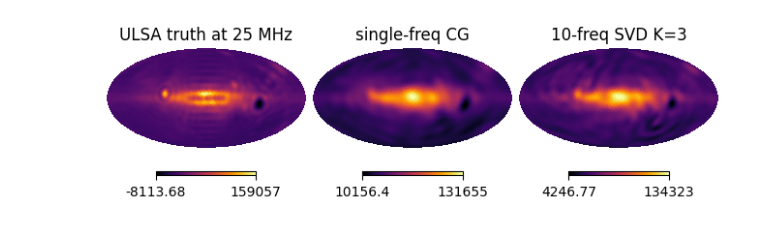
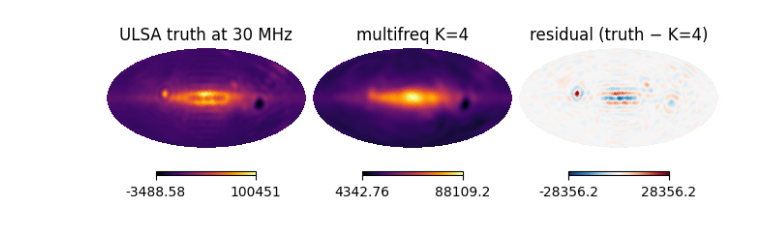
Before and after one commit to lusee-night/luseepy, a Jupyter notebook: notebooks/mapmaker_svd_multifreq_demo.ipynb, the cells around one changed output. Drawn from its saved outputs; the diff is of its cells as text; code cells hidden in the pictures.

```diff
--- a/notebooks/mapmaker_svd_multifreq_demo.ipynb
+++ b/notebooks/mapmaker_svd_multifreq_demo.ipynb
@@ -64,0 +147,7 @@ singular value ratios: sigma_2/sigma_0 = 2.810e-02,  sigma_3/sigma_0 = 3.278e-03
+# %%
+t0 = time.time()
+beta = mm.solve_svd_multifreq(sim_mf, data, sky_mf, sigma, F,
+                               signal_prior=S_inv_beta, lmax=LMAX,
+                               maxiter=800, tol=1e-10)
+rec_mf = np.asarray(jnp.asarray(F) @ beta)
+print(f"multifreq freq-basis solve: {time.time()-t0:.1f}s, β shape = {beta.shape}")
@@ -101,17 +229,0 @@ the foreground to pool information across frequencies.
-# %%
-print(f"{'MHz':>6} {'full CG':>10} {'SVD K=3':>10} {'delta':>8}")
-for fi, f in enumerate(FREQS):
-    r_f = mr(rho(truth[fi], alm_full[fi]), 1, 20)
-    r_s = mr(rho(truth[fi], alm_svd[fi]), 1, 20)
-    print(f"{f:>6.1f} {r_f:>10.4f} {r_s:>10.4f} {r_s-r_f:>+8.4f}")
-
-fig, ax = plt.subplots(figsize=(9, 5))
-for fi, f in enumerate(FREQS):
-    r = rho(truth[fi], alm_svd[fi])
-    ax.plot(np.arange(LMAX+1)[1:], r[1:LMAX+1], lw=1.5,
-            color=plt.cm.viridis(fi/(len(FREQS)-1)), label=f"{f:.0f} MHz")
-ax.axhline(1, color='k', lw=0.5, ls=':')
-ax.set_xlabel(r"$\ell$"); ax.set_ylabel(r"$\rho_\ell$")
-ax.set_title("SVD K=3: per-frequency reconstruction")
-ax.legend(ncol=2, fontsize=8, loc='lower left'); ax.set_ylim(0, 1.05)
-plt.tight_layout()
@@ -158,11 +230,11 @@ where SVD K=4 actually beats single-freq CG.
 # %%
-true_alm_ref = truth[ref_fi]
-true_map = hp.alm2map(np.asarray(true_alm_ref), 32)
-sf_map   = hp.alm2map(np.asarray(alm_sf), 32)
-svd_map  = hp.alm2map(np.asarray(alm_svd[ref_fi]), 32)
-
-hp.mollview(true_map, title=f"ULSA truth at {FREQS[ref_fi]:.0f} MHz", cmap="inferno", sub=(1,3,1))
-hp.mollview(sf_map,   title=f"single-freq CG",                        cmap="inferno", sub=(1,3,2))
-hp.mollview(svd_map,  title=f"10-freq SVD K=3",                       cmap="inferno", sub=(1,3,3))
+true_map  = hp.alm2map(np.asarray(truth[ref_fi]),  32)
+mf_map    = hp.alm2map(np.asarray(rec_mf[ref_fi]),  32)
+resid_map = true_map - mf_map
+vmax_r    = np.abs(resid_map).max()
+hp.mollview(true_map,  title=f"ULSA truth at {FREQS[ref_fi]:.0f} MHz", cmap="inferno", sub=(1,3,1))
+hp.mollview(mf_map,    title=f"multifreq K={K}",                       cmap="inferno", sub=(1,3,2))
+hp.mollview(resid_map, title="residual (truth − K=4)",                 cmap="RdBu_r",
+            min=-vmax_r, max=vmax_r, sub=(1,3,3))
 # %% [output]
-[figure, old version]
+[figure, new version]
```
Also changed, not shown: parts of 32 cells of this notebook, 12 other files.
